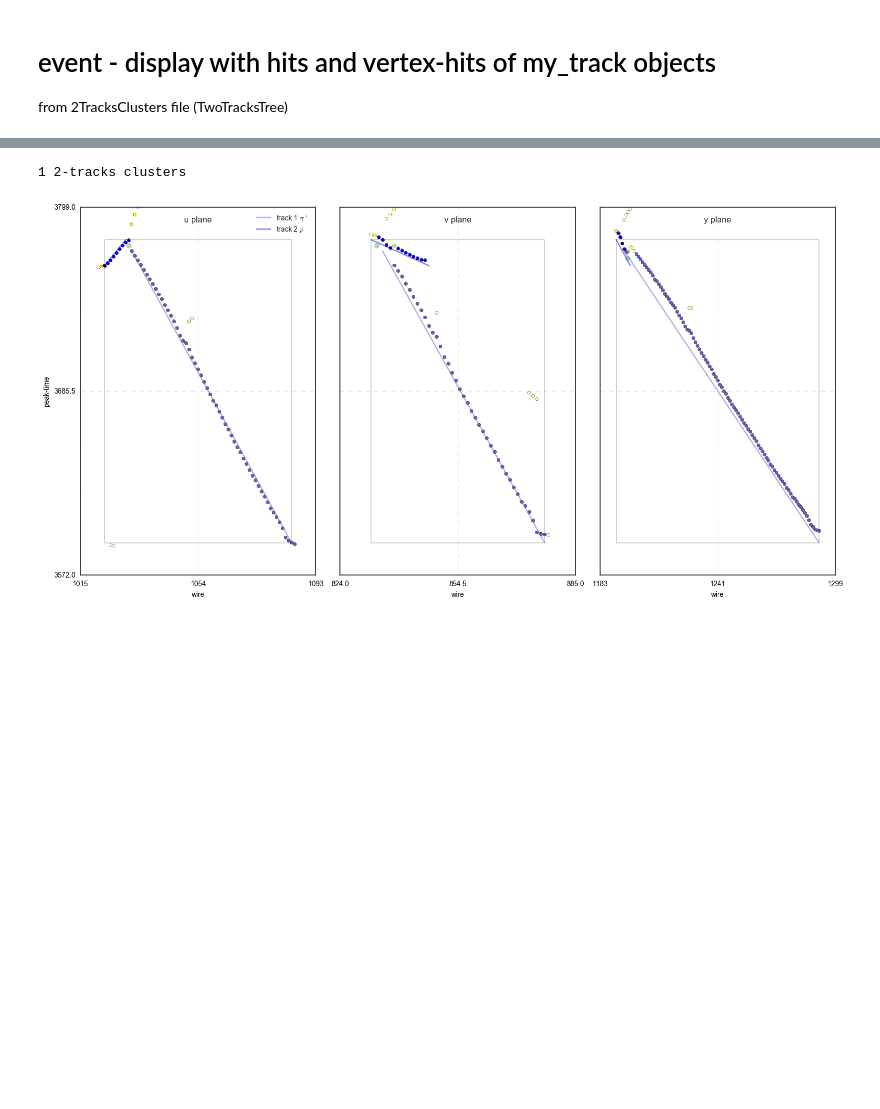
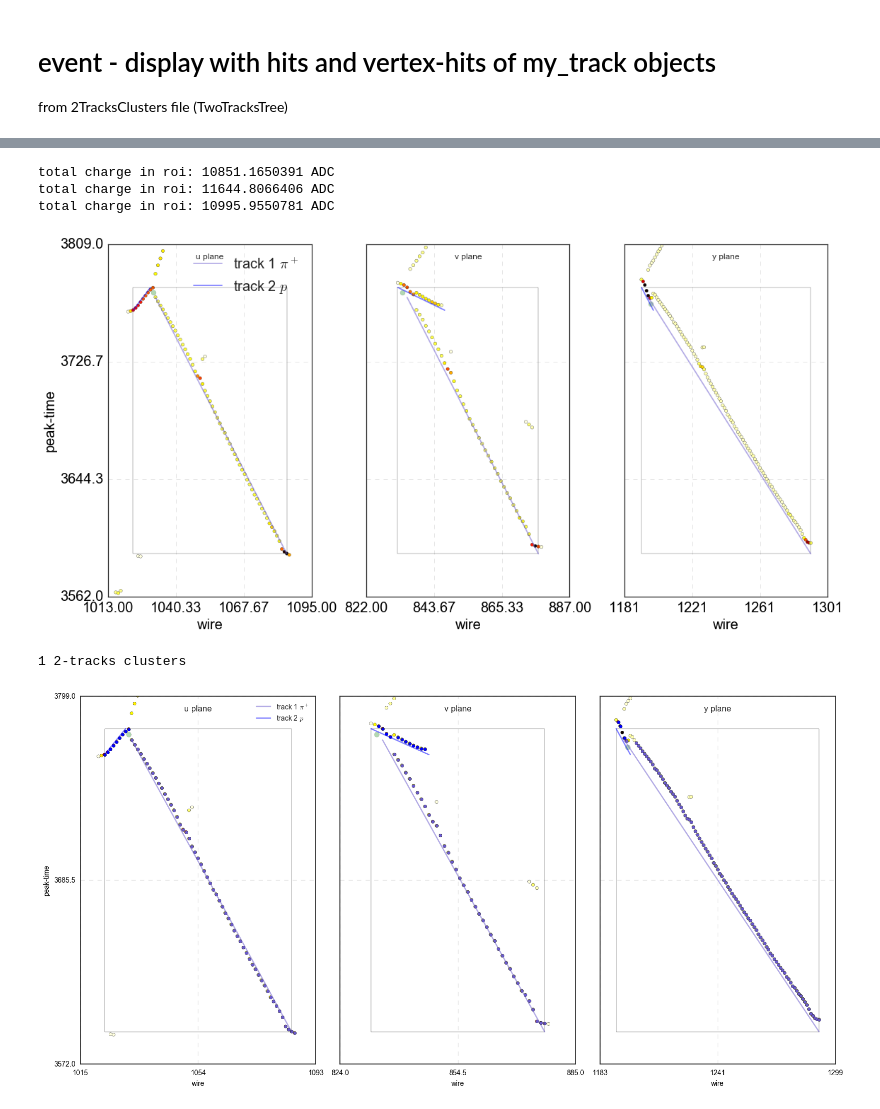
Before and after one commit to erezcoh4/AnalysisTreesInformation, a Jupyter notebook: CCQEPackage/notebooks/evd/EventDisplayWithHitsAndVertexHits.ipynb, the cells around one changed output, grey strips where cells are left out. Drawn from its saved outputs; the diff is of its cells as text; code cells hidden in the pictures; blank space fills up the shorter version.

```diff
--- a/CCQEPackage/notebooks/evd/EventDisplayWithHitsAndVertexHits.ipynb
+++ b/CCQEPackage/notebooks/evd/EventDisplayWithHitsAndVertexHits.ipynb
@@ -18,3 +16,50 @@ tab completion not implemented for this context
+# %%
+#---------------------------------------------------------------------------------------------
+def plot_vertex(fig=None,hits=None , vertex=None , plane=0, MCmode=True , do_add_numbers=False , debug=0 , ax=None , fontsize=20):
+
+    ax = fig.add_subplot(1,3,plane+1); ax.set_title('%s plane'%('u' if plane==0 else 'v' if plane==1 else 'y'),y=0.95)
+    hit_wire, hit_time, hit_charge , hit_number = plot_hits(hits=hits,plane=plane,ax=ax)
+
+    for track in [vertex.AssignedMuonTrack , vertex.AssignedProtonTrack]:
+        color, label = set_color_label(track.MCpdgCode,MCmode=MCmode)
+        t_start_wire , t_start_time , t_end_wire , t_end_time = get_t_start_end(track,plane)
+        ax.plot( [t_start_wire,t_end_wire] , [t_start_time,t_end_time] ,label='track %d '%track.track_id+label, color=color,alpha=0.5)
+        # TRACKs boxes
+        if debug>1: ax.add_patch( patches.Rectangle( (t_start_wire, t_start_time),
+                                                    (t_end_wire-t_start_wire) , (t_end_time-t_start_time) ,
+                                                    color=color , alpha=0.6,fill=False) )
+        roi = vertex.roi_u if plane==0 else vertex.roi_v if plane==1 else vertex.roi_y
+
+    # CC1p ROI
+    min_wire , max_wire , min_time , max_time = roi.start_wire , roi.end_wire , roi.start_time , roi.end_time
+    ax.add_patch( patches.Rectangle( (min_wire , min_time ),
+                                    (max_wire - min_wire) , (max_time - min_time) ,fill=False) )
+    # vertex position
+    print 'total charge in roi:',vertex.AllChargeInVertexROI[plane],'ADC'
+    ax.scatter( vertex.vertex_wire[plane], vertex.vertex_time[plane] , c='green', s=50 , alpha=0.3)
+
+    ax.set_xlim( min_wire - 10 , max_wire + 10 )
+    ax.set_ylim( min_time - 30 , max_time + 30 )
+    ax.xaxis.set_major_locator(LinearLocator(4));ax.yaxis.set_major_locator(LinearLocator(4))
+    set_axes(ax,x_label='wire',y_label='peak-time' if plane==0 else '',fontsize=fontsize)
+    ax.grid(linestyle='--',alpha=0.5,which='both')
+    if plane!=0 and debug<2: ax.yaxis.set_major_formatter( NullFormatter() )
+    if MCmode and plane==0: ax.legend(loc='best',fontsize=fontsize)
+#---------------------------------------------------------------------------------------------
+# %%
+hits, TwoTracksClusters = get_CC1p_tracks( events=events, i=0 )
+for i in range(TwoTracksClusters['Nclusters']):
+    vertex = TwoTracksClusters['vertex %d'%i]
+
+    fig = plt.figure(figsize=(16,8))
+    for plane in range(3):
+        plot_vertex( fig=fig , hits=hits , vertex=vertex , plane=plane , do_add_numbers=False , MCmode=True )
+    plt.tight_layout()
+# %% [output]
+total charge in roi: 10851.1650391 ADC
+total charge in roi: 11644.8066406 ADC
+total charge in roi: 10995.9550781 ADC
+[figure, added]
 # %%
 hits, TwoTracksClusters = get_CC1p_tracks( events=events, i=0 )
 print TwoTracksClusters['Nclusters'],'2-tracks clusters'
```
Also changed, not shown: parts of 1 cell of this notebook, 16 other files.
